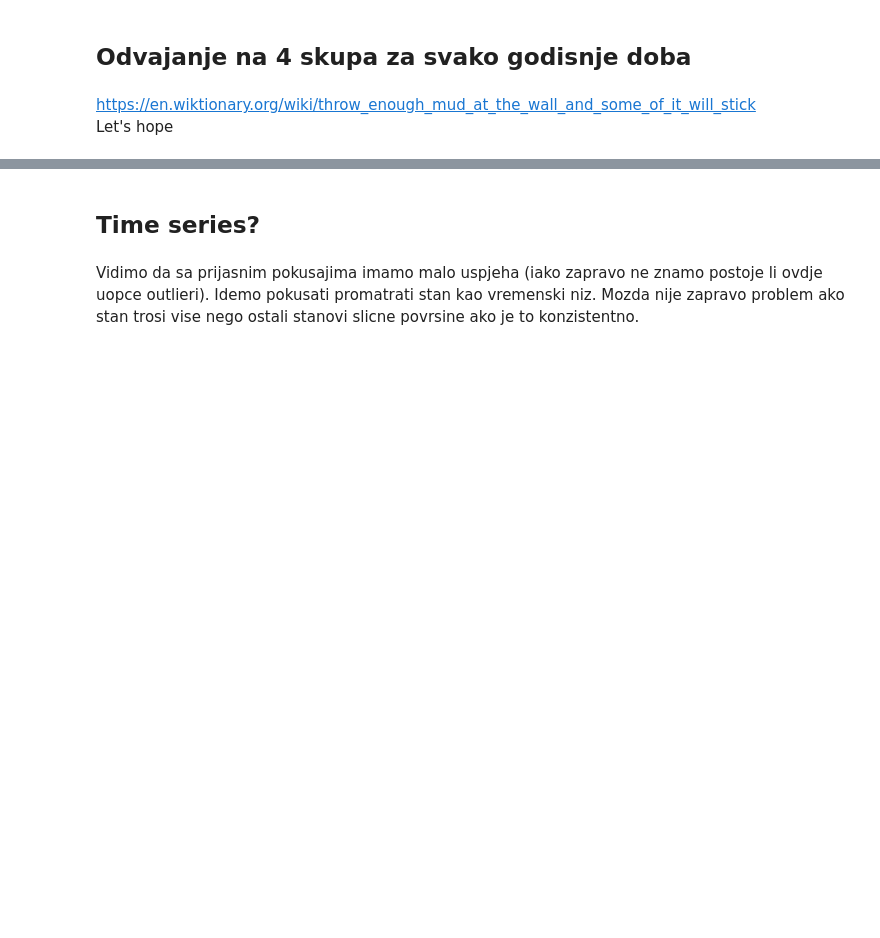
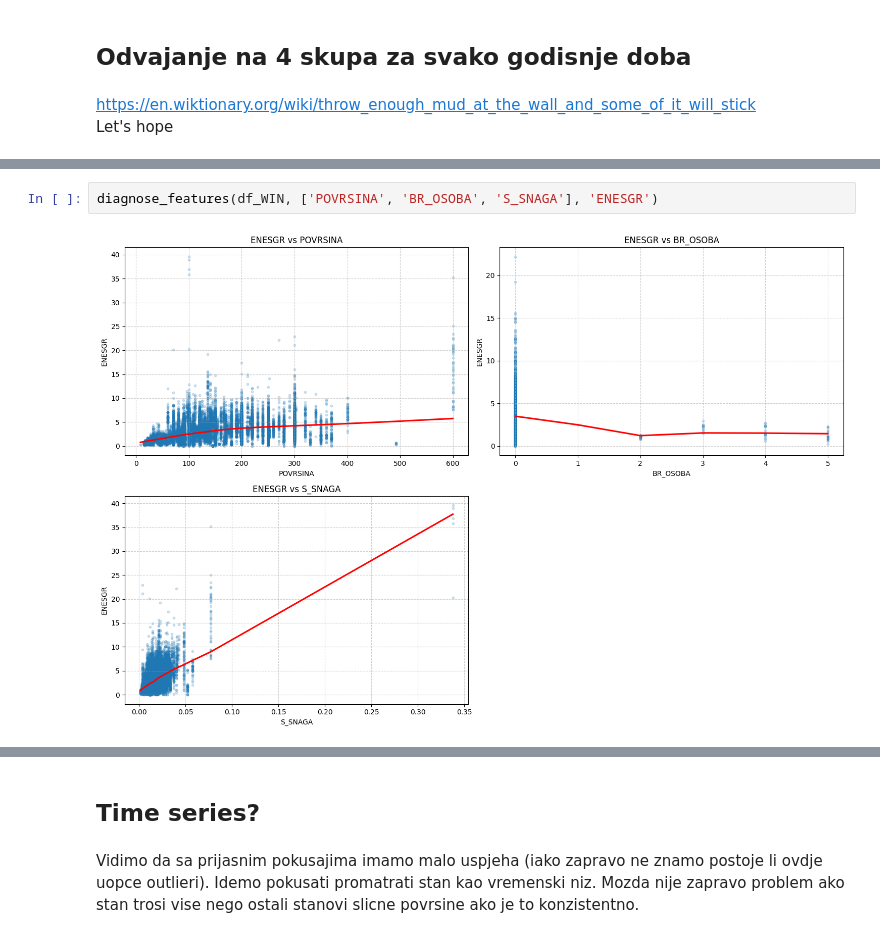
Before and after one commit to IvanDzanija/AnomalyDetection, a Jupyter notebook: notebooks/1EG.ipynb, the cells around one changed output, grey strips where cells are left out. Saved outputs shown, nothing was run; the diff lists cells and outputs as text; blank space fills up the shorter version.

```diff
--- a/notebooks/1EG.ipynb
+++ b/notebooks/1EG.ipynb
@@ -670,0 +748,4 @@ memory usage: 204.0 bytes
+# %%
+diagnose_features(df_WIN, ['POVRSINA', 'BR_OSOBA', 'S_SNAGA'], 'ENESGR')
+# %% [output]
+[figure, added]
```
Also changed, not shown: parts of 14 cells of this notebook.
